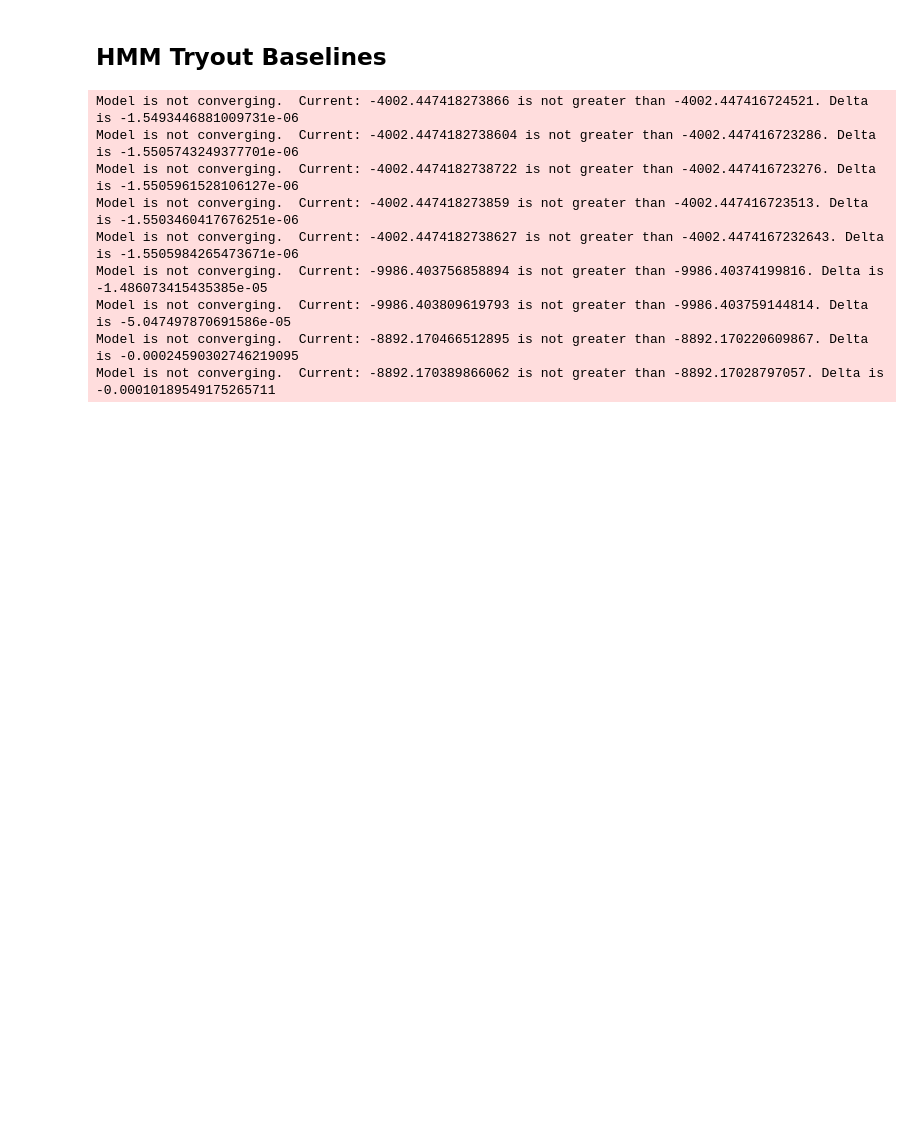
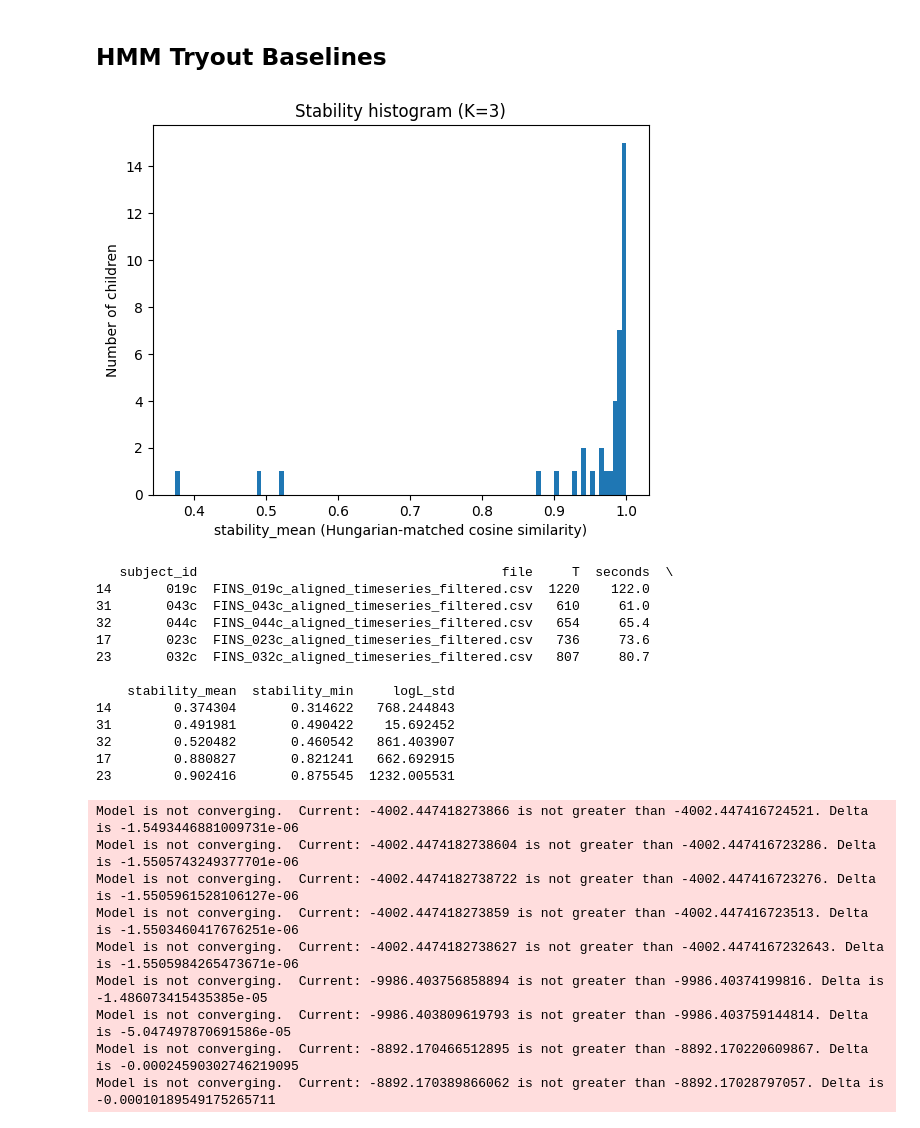
Before and after one commit to Ineshtandy/REN_fNIRS_State_Analysis, a Jupyter notebook: notebooks/data_explr.ipynb, the cells around one changed output. Drawn from its saved outputs; the diff is of its cells as text; code cells hidden in the pictures; blank space fills up the shorter version.

Commit message:
Stability Analysis - frequency and K variations

```diff
--- a/notebooks/data_explr.ipynb
+++ b/notebooks/data_explr.ipynb
@@ -557,0 +420,58 @@ def run_baseline_A_individual(
+# %%
+# ----------------------------
+# Stability across seeds (within subject)
+# ----------------------------
+def stability_across_seeds(models_means: list[np.ndarray]):
+    """
+    Compute average similarity across seed runs by aligning each run to the best run.
+    Returns dict with mean/min similarities and the per-run similarities.
+    """
+    # pick reference as first means (caller will pass best first), or use best externally
+    ref = models_means[0]
+    sims = []
+    for m in models_means[1:]:
+        _, avg_sim, _ = hungarian_match_means(ref, m)
+        sims.append(avg_sim)
+    if len(sims) == 0:
+        return {"stability_mean": np.nan, "stability_min": np.nan, "stability_list": []}
+    return {
+        "stability_mean": float(np.mean(sims)),
+        "stability_min": float(np.min(sims)),
+        "stability_list": sims,
+    }
+
+def plot_stability_histogram(summary_df, K_label="K=3", bins=100):
+    df_inc = summary_df[summary_df["included"] == True].copy()
+    stab = df_inc["stability_mean"].dropna().values
+
+    plt.figure()
+    plt.hist(stab, bins=bins)
+    plt.title(f"Stability histogram ({K_label})")
+    plt.xlabel("stability_mean (Hungarian-matched cosine similarity)")
+    plt.ylabel("Number of children")
+    plt.show()
+
+def list_low_stability(summary_df, n=5):
+    df_inc = summary_df[summary_df["included"] == True].copy()
+    cols = ["subject_id", "file", "T", "seconds", "stability_mean", "stability_min", "logL_std"]
+    low = df_inc.sort_values("stability_mean", ascending=True).head(n)[cols]
+    return low
+# %%
+summary_df = pd.read_csv('/Users/ineshtandon/Documents/GitHub/REN_fNIRS_State_Analysis/aligned_timeseries_FINS/baselineA_outputs/baselineA_individual_summary_K3.csv')
+plot_stability_histogram(summary_df, K_label="K=3")
+print(list_low_stability(summary_df, n=5))
+# %% [output]
+[figure, added]
+   subject_id                                       file     T  seconds  \
+14       019c  FINS_019c_aligned_timeseries_filtered.csv  1220    122.0
+31       043c  FINS_043c_aligned_timeseries_filtered.csv   610     61.0
+32       044c  FINS_044c_aligned_timeseries_filtered.csv   654     65.4
+17       023c  FINS_023c_aligned_timeseries_filtered.csv   736     73.6
+23       032c  FINS_032c_aligned_timeseries_filtered.csv   807     80.7
+
+    stability_mean  stability_min     logL_std
+14        0.374304       0.314622   768.244843
+31        0.491981       0.490422    15.692452
+32        0.520482       0.460542   861.403907
+17        0.880827       0.821241   662.692915
+23        0.902416       0.875545  1232.005531
```
Also changed, not shown: parts of 8 cells of this notebook.
